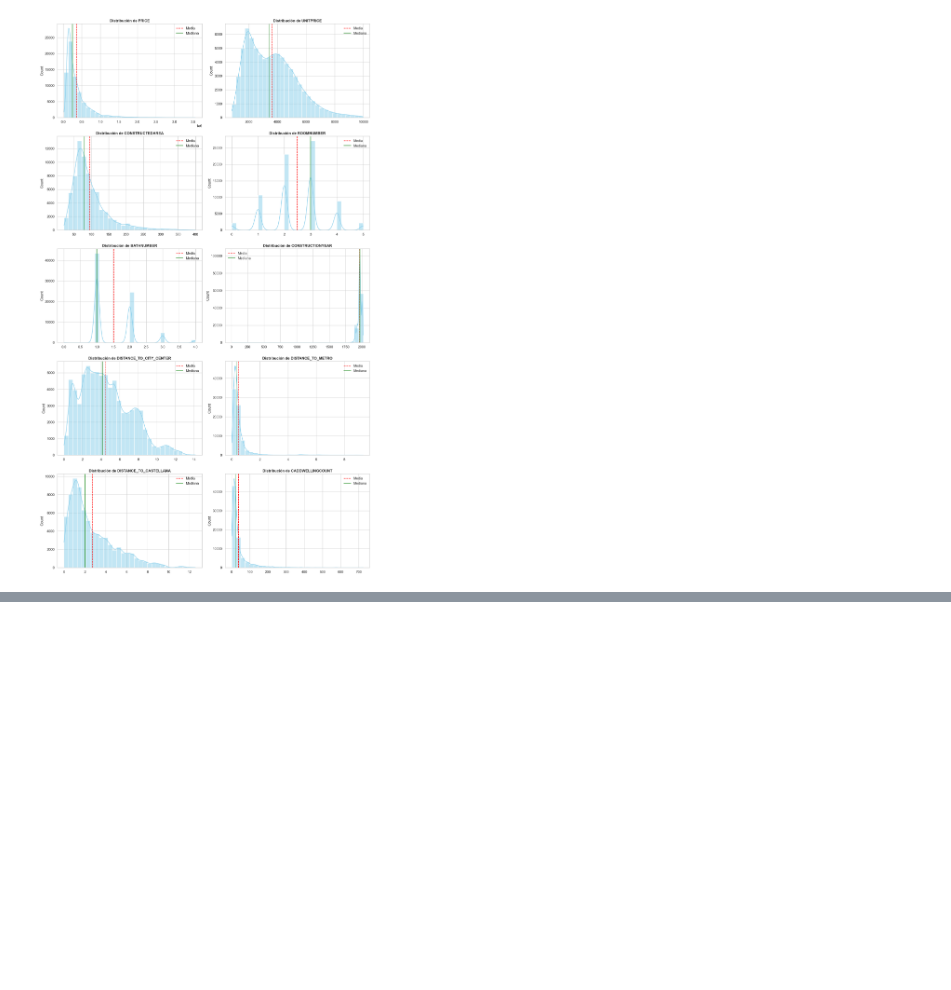
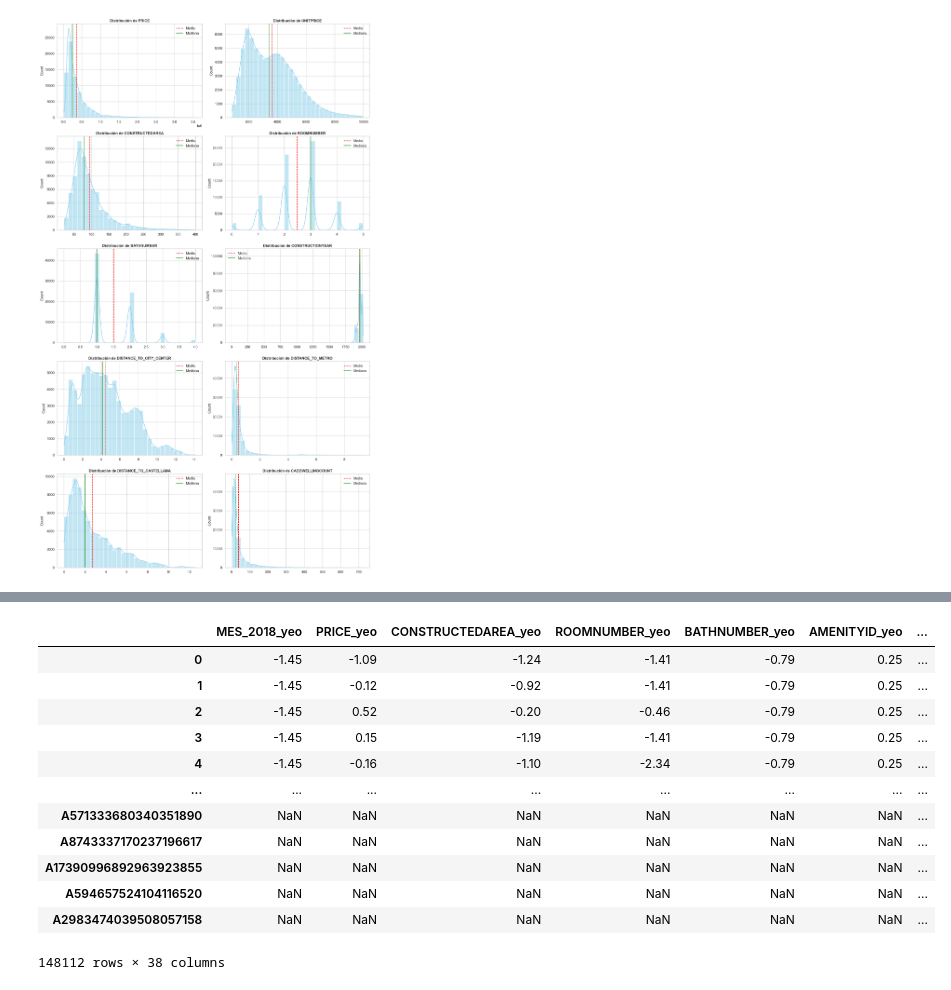
Before and after one commit to OscarFraile/EVOLVE, a Jupyter notebook: Raul_Navas_Estadistica/Proyecto_estadistica/Madrid_Sales.ipynb, the cells around one changed output, grey strips where cells are left out. Cells and saved outputs as stored; diff of their text form; code cells hidden in the pictures; blank space fills up the shorter version.

```diff
--- a/Raul_Navas_Estadistica/Proyecto_estadistica/Madrid_Sales.ipynb
+++ b/Raul_Navas_Estadistica/Proyecto_estadistica/Madrid_Sales.ipynb
@@ -1342,0 +1387,20 @@ estadisticos_binarias
+# %%
+unir = [df_ss, #Incluye los datasets de categóricas y variables no binarias
+        bin,
+        target]
+df_tablon = pd.concat(unir, axis = 1)
+df_tablon
+# %% [output]
+|  | MES_2018_yeo | PRICE_yeo | CONSTRUCTEDAREA_yeo | ROOMNUMBER_yeo | BATHNUMBER_yeo | AMENITYID_yeo | ... |
+| 0 | -1.45 | -1.09 | -1.24 | -1.41 | -0.79 | 0.25 | ... |
+| 1 | -1.45 | -0.12 | -0.92 | -1.41 | -0.79 | 0.25 | ... |
+| 2 | -1.45 | 0.52 | -0.20 | -0.46 | -0.79 | 0.25 | ... |
+| 3 | -1.45 | 0.15 | -1.19 | -1.41 | -0.79 | 0.25 | ... |
+| 4 | -1.45 | -0.16 | -1.10 | -2.34 | -0.79 | 0.25 | ... |
+| ... | ... | ... | ... | ... | ... | ... | ... |
+| A571333680340351890 | NaN | NaN | NaN | NaN | NaN | NaN | ... |
+| A8743337170237196617 | NaN | NaN | NaN | NaN | NaN | NaN | ... |
+| A17390996892963923855 | NaN | NaN | NaN | NaN | NaN | NaN | ... |
+| A594657524104116520 | NaN | NaN | NaN | NaN | NaN | NaN | ... |
+| A2983474039508057158 | NaN | NaN | NaN | NaN | NaN | NaN | ... |
+148112 rows × 38 columns
```
Also changed, not shown: parts of 46 cells of this notebook, 1 other file.
